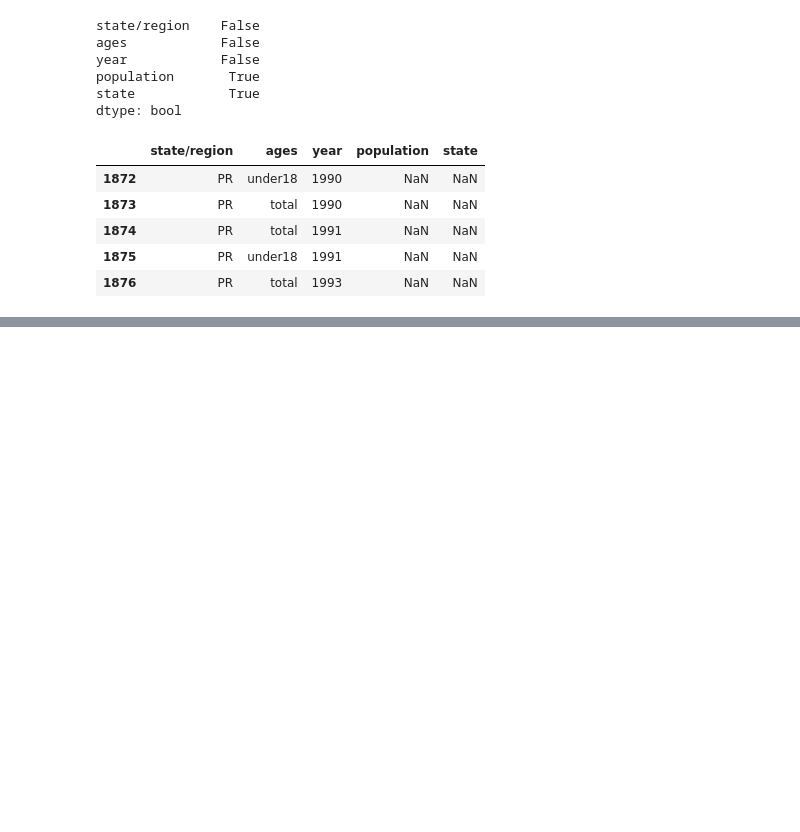
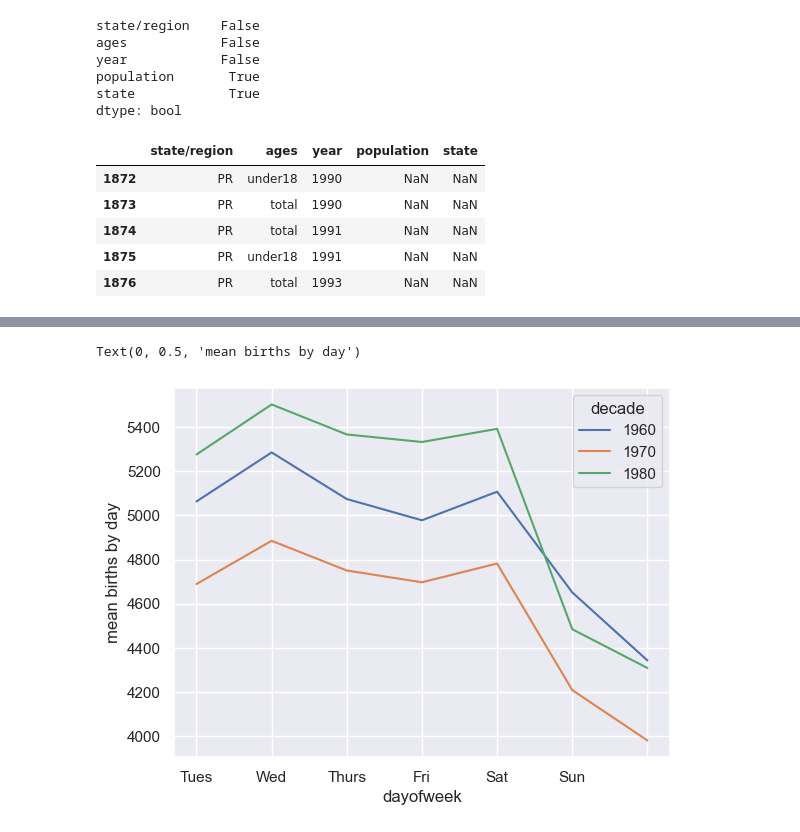
Before and after one commit to kimyuchan-1/workspace_data_science, a Jupyter notebook: pydsr-main/notebooks/chap03/pandas.ipynb, the cells around one changed output, grey strips where cells are left out. Cells and saved outputs as stored; diff of their text form; code cells hidden in the pictures; blank space fills up the shorter version.

```diff
--- a/pydsr-main/notebooks/chap03/pandas.ipynb
+++ b/pydsr-main/notebooks/chap03/pandas.ipynb
@@ -486,0 +892,4 @@ merged[mask].head()
+# %%
+df = df.query('(births > @mu - 5 * @sig) & (births < @mu + 5*@sig)')
+# %%
+df['day'] = df['day'].astype(int)
@@ -486,0 +912,12 @@ merged[mask].head()
+# %%
+df.index = pd.to_datetime(10000 * df.year + 100 * df.month + df.day, format='%Y%m%d')
+df['dayofweek'] = df.index.dayofweek
+# %%
+import matplotlib as mpl
+
+df.pivot_table('births', index='dayofweek', columns='decade', aggfunc='mean').plot()
+plt.gca().set_xticklabels(['Mon','Tues','Wed','Thurs','Fri','Sat','Sun'])
+plt.ylabel('mean births by day')
+# %% [output]
+Text(0, 0.5, 'mean births by day')
+[figure, added]
```
Also changed, not shown: parts of 84 cells of this notebook, 3 other files.
